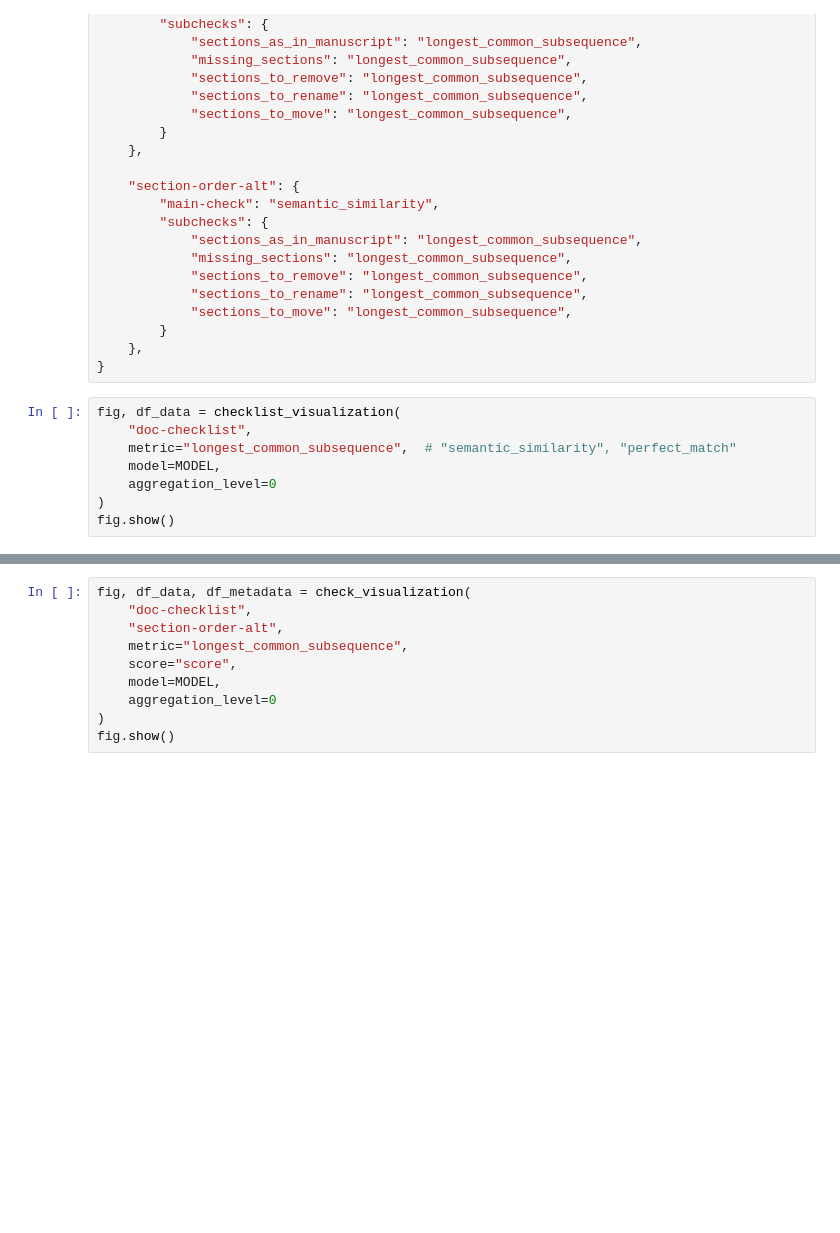
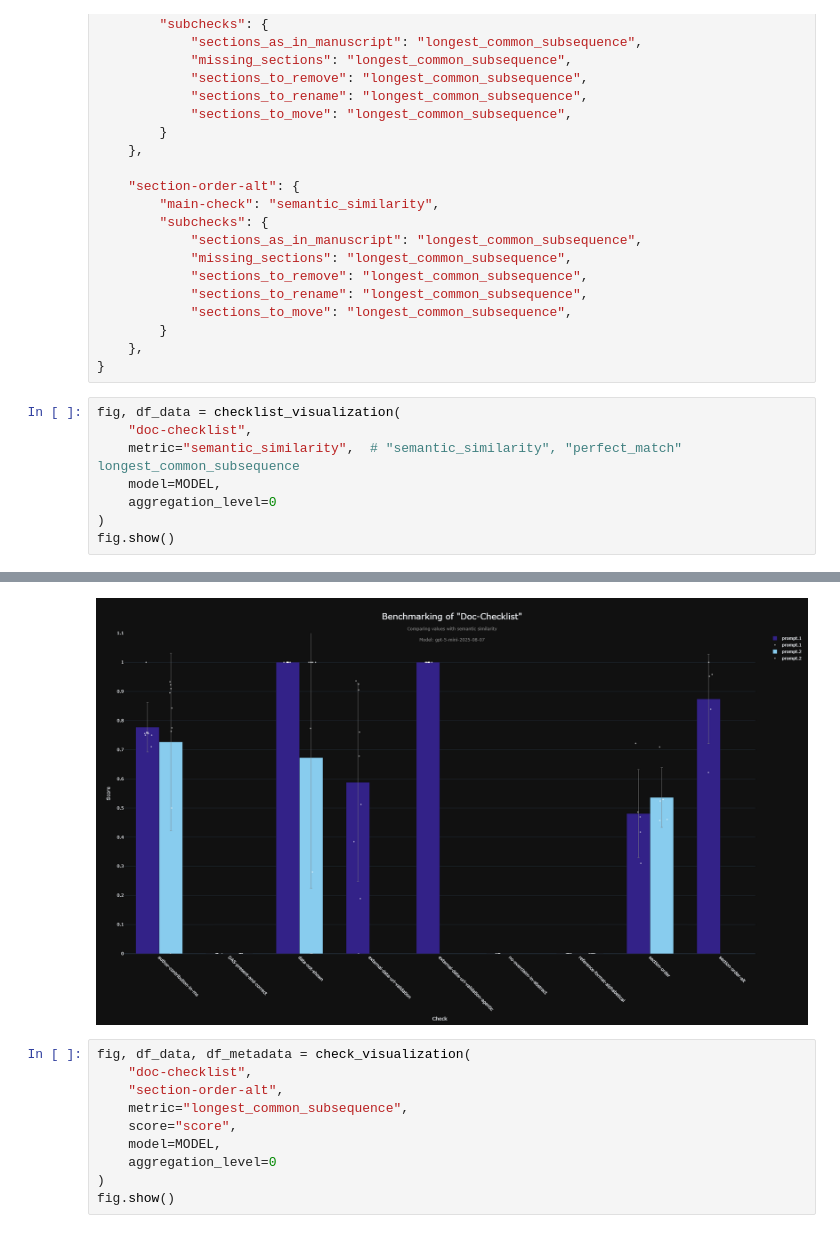
Before and after one commit to source-data/soda-mmQC, a Jupyter notebook: notebooks/plots-doc-checklist.ipynb, the cells around one changed output, grey strips where cells are left out. Cells and saved outputs as stored; diff of their text form; blank space fills up the shorter version.

```diff
--- a/notebooks/plots-doc-checklist.ipynb
+++ b/notebooks/plots-doc-checklist.ipynb
@@ -59,7 +57,7 @@ doc_similarity_dict = {
 # %%
 fig, df_data = checklist_visualization(
     "doc-checklist",
-    metric="longest_common_subsequence",  # "semantic_similarity", "perfect_match"
+    metric="semantic_similarity",  # "semantic_similarity", "perfect_match" longest_common_subsequence
     model=MODEL,
     aggregation_level=0
 )
@@ -71,3 +70,4 @@ fig.show()
+[figure, added]
 # %%
 fig, df_data, df_metadata = check_visualization(
     "doc-checklist",
```
Also changed, not shown: parts of 5 cells of this notebook, 1 other file.
